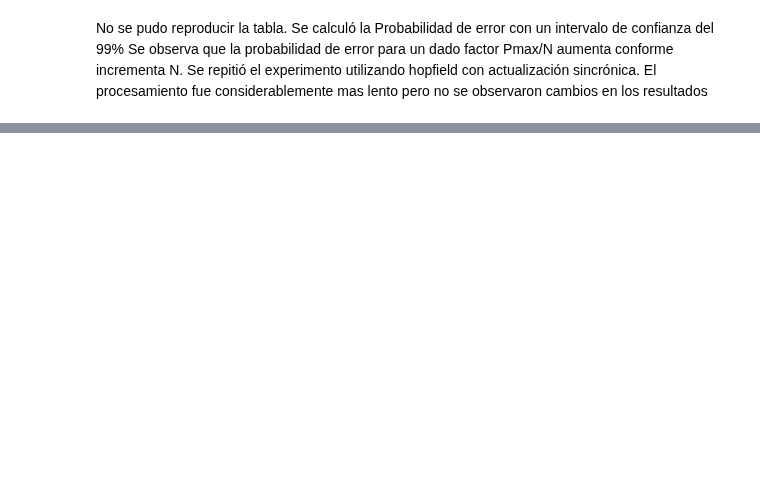
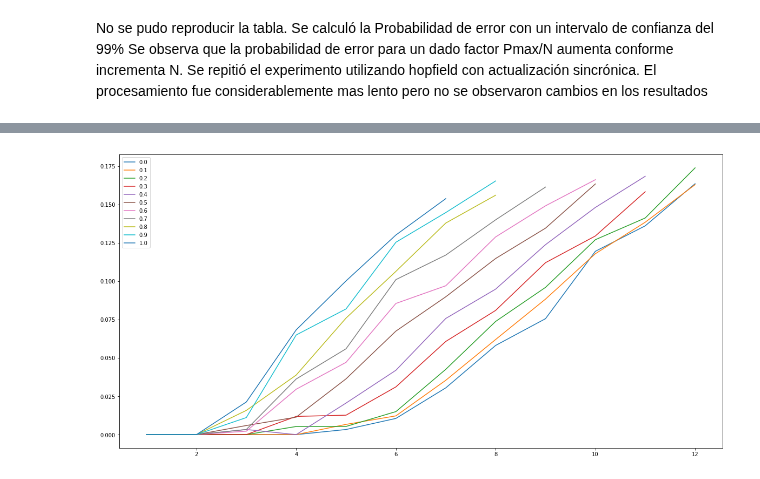
Before and after one commit to xvan/RedesNeuronales, a Jupyter notebook: TP1/TP1.ipynb, the cells around one changed output, grey strips where cells are left out. Drawn from its saved outputs; the diff is of its cells as text; code cells hidden in the pictures; blank space fills up the shorter version.

```diff
--- a/TP1/TP1.ipynb
+++ b/TP1/TP1.ipynb
@@ -528,0 +545,30 @@ Se repitió el experimento utilizando hopfield con actualización sincrónica. E
+# %%
+def genCorrelatedImages(N,P,ro):
+    Images=randImageGen(N,P)
+    for n in range(1,P):
+        rndIdx=np.random.choice(np.arange(20),int(np.floor(20*ro)))
+        Images[n][rndIdx]=Images[n-1][rndIdx]
+    return Images
+# %%
+def corrFillTable(algo, N, span ):
+    df=pd.DataFrame(columns=["ro","P","PError"]).set_index(["ro","P"])
+
+    for ro in span:
+        pError=0
+        P=0
+        while pError < 0.15:
+            P+=1
+            roundRo = np.floor(N*ro)/N
+            pError = repeatPError(algo,lambda n,p:genCorrelatedImages(n,p,roundRo),N,P)
+            df.loc[(roundRo,P),"PError"]=pError
+            #print(N,P,pError),
+    return df
+# %%
+def corrPlotCapacity(df):
+    for ro, new_df in df.groupby(level=0):
+        ndf=new_df.reset_index()
+        plt.plot(ndf["P"],ndf["PError"],label=ro)
+    plt.legend()
+# %%
+corrCapacity=corrFillTable(hopfield, 30, np.linspace(0,1,11))
+corrCapacity
@@ -528,0 +595,4 @@ Se repitió el experimento utilizando hopfield con actualización sincrónica. E
+# %%
+corrPlotCapacity(corrCapacity)
+# %% [output]
+[figure, added]
```
Also changed, not shown: parts of 11 cells of this notebook.
